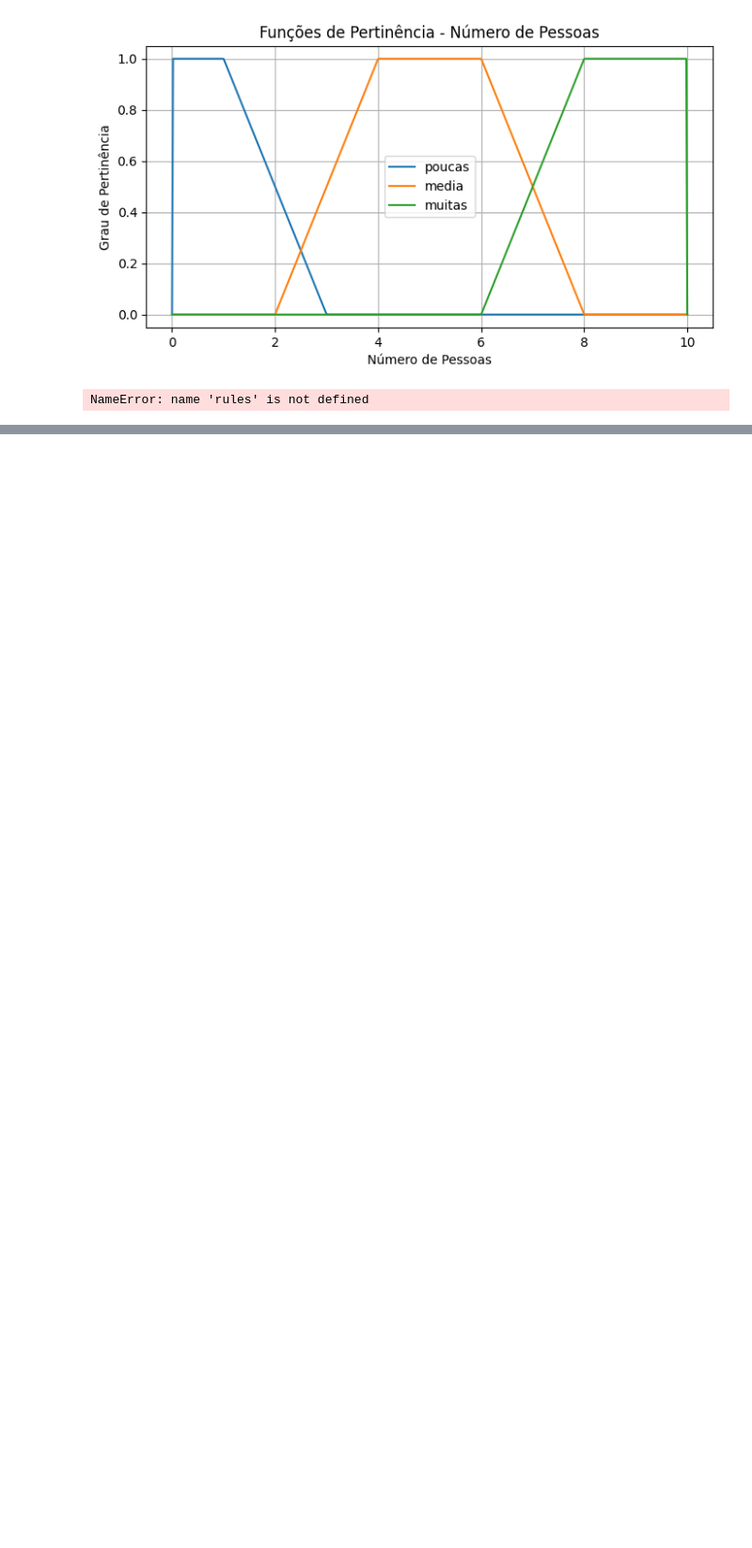
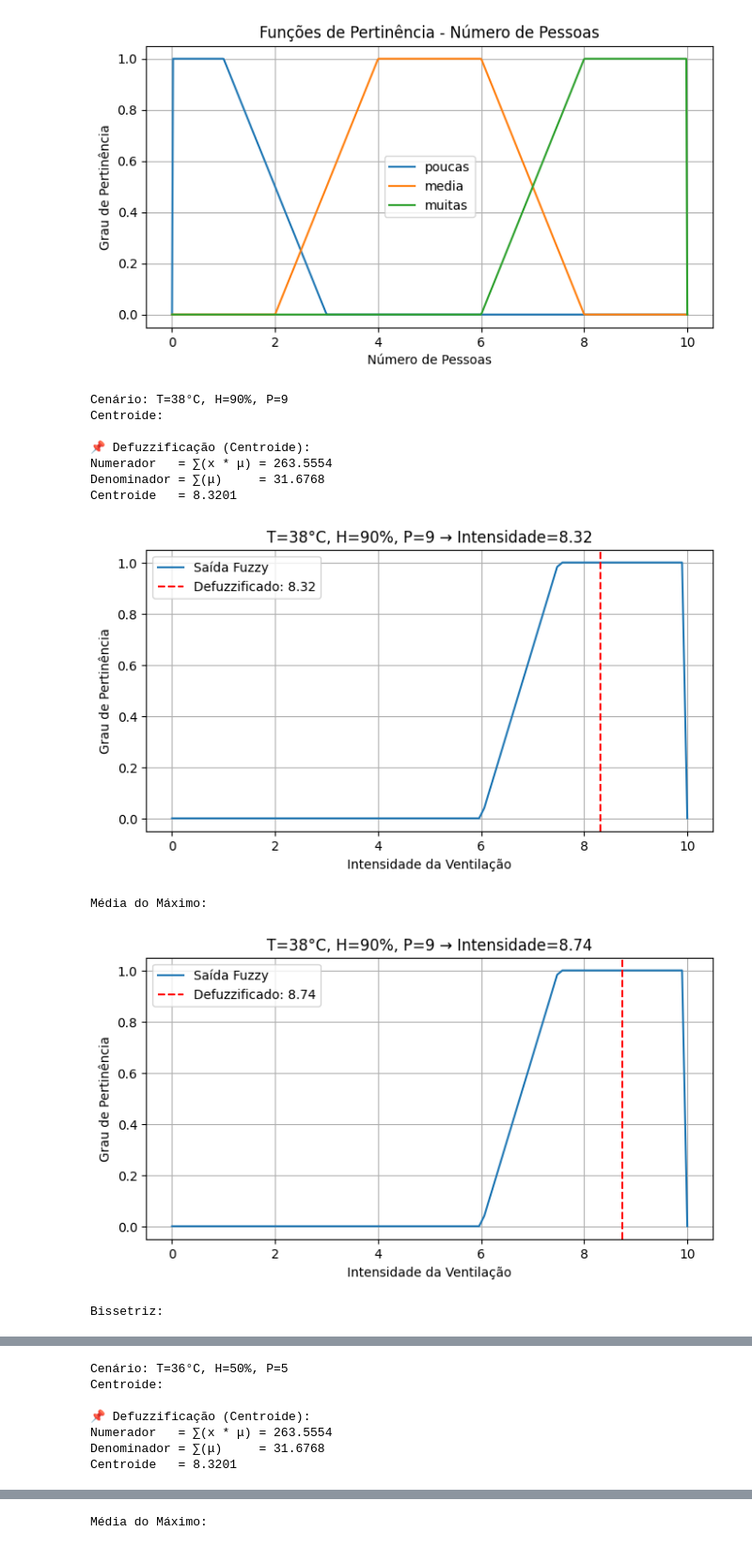
Before and after one commit to annalaurams/Sistema-Fuzzy-Inferencia-de-Mamdani, a Jupyter notebook: main.ipynb, the cells around one changed output, grey strips where cells are left out. Shown: that part at 94% size. Drawn from its saved outputs; the diff is of its cells as text; code cells hidden in the pictures; blank space fills up the shorter version.

Commit message:
[ REFACT ] Variando.

```diff
--- a/main.ipynb
+++ b/main.ipynb
@@ -161,9 +188,17 @@ def defuzzify_centroid(x, aggregated):
 # %%
 # Simulação
 
-def execute(temp_val, hum_val, people_val):
-    x, aggregated = inferencia_mamdani(temp_val, hum_val, people_val)
-    crisp_output = defuzzify_centroid(x, aggregated)
+def execute(temp_val, hum_val, people_val, defuzz_method="centroid", and_operator="min", or_operator="max"):
+    x, aggregated = inferencia_mamdani(temp_val, hum_val, people_val, and_operator, or_operator)
+
+    if defuzz_method == "centroid":
+        crisp_output = defuzzify_centroid(x, aggregated)
+    elif defuzz_method == "mean_of_max":
+        crisp_output = defuzzify_mean_of_max(x, aggregated)
+    elif defuzz_method == "bisector":
+        crisp_output = defuzzify_bisector(x, aggregated)
+    else:
+        raise ValueError("Método de defuzzificação inválido.")
 
     plt.figure(figsize=(8, 4))
     plt.plot(x, aggregated, label='Saída Fuzzy')
@@ -187,7 +222,37 @@ cenarios = [
 ]
 
 
-for temp_val, hum_val, people_val in cenarios:
-    execute(temp_val, hum_val, people_val)
+# for temp_val, hum_val, people_val in cenarios:
+#     execute(temp_val, hum_val, people_val)
-# %% [output]
-NameError: name 'rules' is not defined
+# %%
+
+# variando operadores AND e OR
+
+for temp_val, hum_val, people_val in cenarios:
+    print(f"\nCenário: T={temp_val}°C, H={hum_val}%, P={people_val}")
+    print("Centroide com AND=min, OR=max:")
+    execute(temp_val, hum_val, people_val, defuzz_method="centroid", and_operator="min", or_operator="max")
+    print("Centroide com AND=prod, OR=sum:")
+    execute(temp_val, hum_val, people_val, defuzz_method="centroid", and_operator="prod", or_operator="sum")
+# %%
+# variando desfuzzificação
+for temp_val, hum_val, people_val in cenarios:
+    print(f"\nCenário: T={temp_val}°C, H={hum_val}%, P={people_val}")
+    print("Centroide:")
+    execute(temp_val, hum_val, people_val, defuzz_method="centroid")
+    print("Média do Máximo:")
+    execute(temp_val, hum_val, people_val, defuzz_method="mean_of_max")
+    print("Bissetriz:")
+    execute(temp_val, hum_val, people_val, defuzz_method="bisector")
+# %% [output]
+Cenário: T=38°C, H=90%, P=9
+Centroide:
+
+📌 Defuzzificação (Centroide):
+Numerador   = ∑(x * μ) = 263.5554
+Denominador = ∑(μ)     = 31.6768
+Centroide   = 8.3201
+[figure, added]
+Média do Máximo:
+[figure, added]
+Bissetriz:
@@ -193,0 +260,7 @@ NameError: name 'rules' is not defined
+Cenário: T=36°C, H=50%, P=5
+Centroide:
+
+📌 Defuzzificação (Centroide):
+Numerador   = ∑(x * μ) = 263.5554
+Denominador = ∑(μ)     = 31.6768
+Centroide   = 8.3201
@@ -193,0 +268 @@ NameError: name 'rules' is not defined
+Média do Máximo:
```
Also changed, not shown: parts of 2 cells of this notebook.
